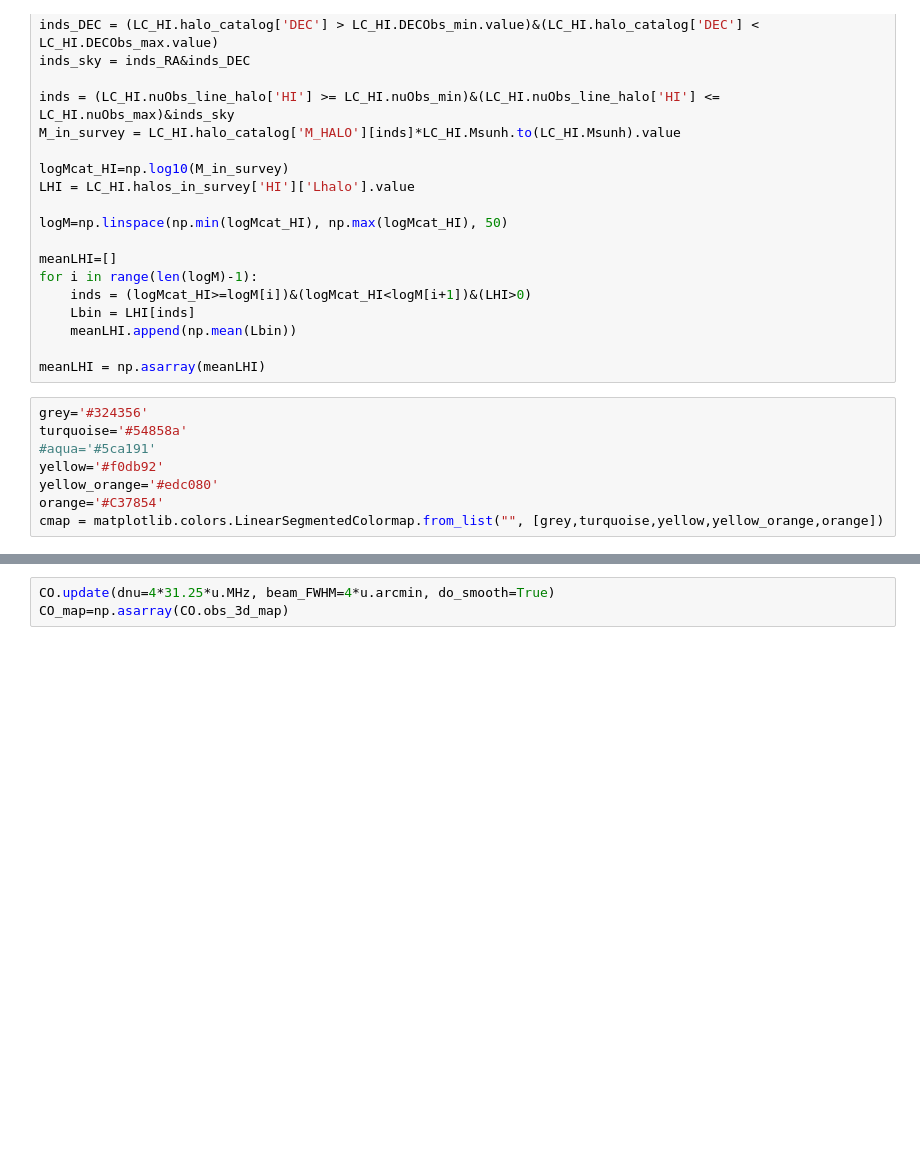
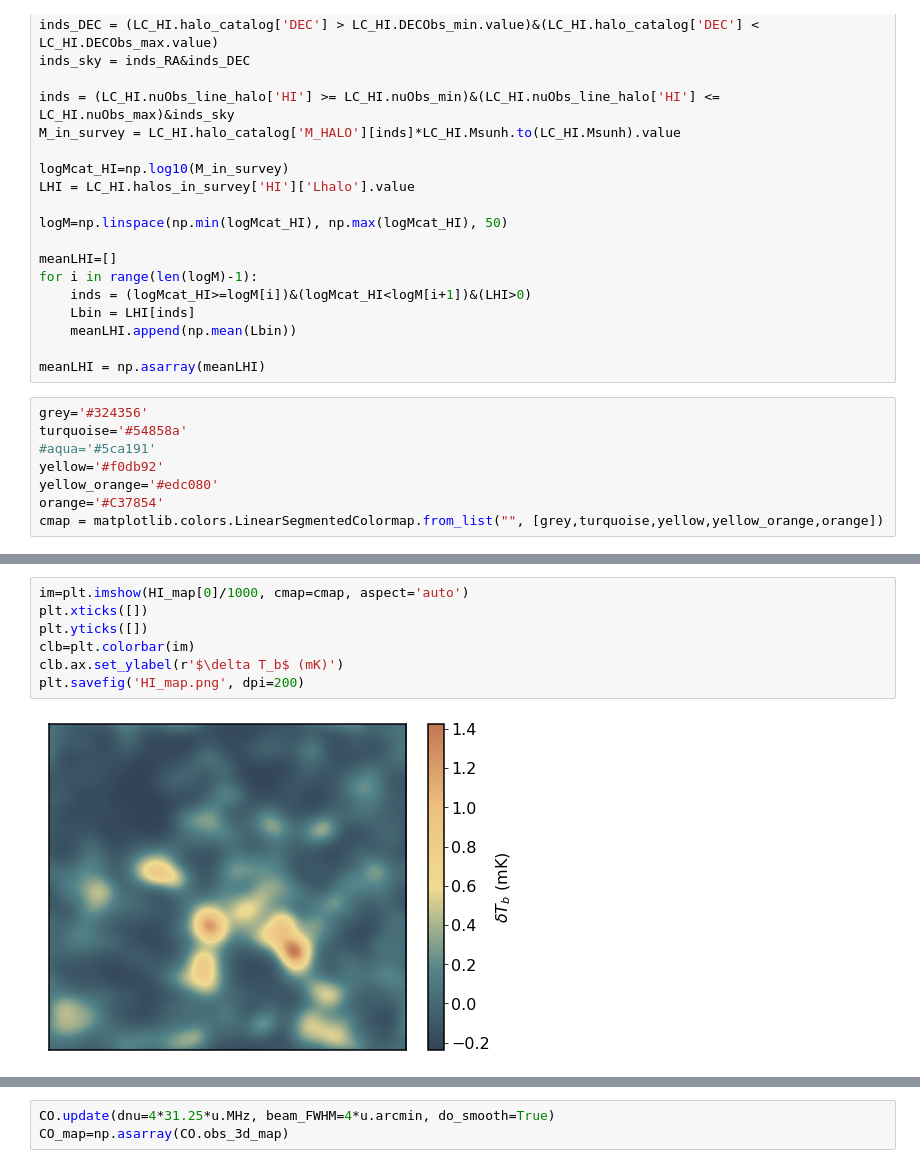
Before and after one commit to kokron/skyLine, a Jupyter notebook: notebooks/LIM LC Showcase.ipynb, the cells around one changed output, grey strips where cells are left out. Saved outputs shown, nothing was run; the diff lists cells and outputs as text; blank space fills up the shorter version.

```diff
--- a/notebooks/LIM LC Showcase.ipynb
+++ b/notebooks/LIM LC Showcase.ipynb
@@ -425,3 +468,12 @@ plt.tight_layout()
+# %%
+im=plt.imshow(HI_map[0]/1000, cmap=cmap, aspect='auto')
+plt.xticks([])
+plt.yticks([])
+clb=plt.colorbar(im)
+clb.ax.set_ylabel(r'$\delta T_b$ (mK)')
+plt.savefig('HI_map.png', dpi=200)
+# %% [output]
+[figure, added]
 # %%
 nu_CO=115.271*u.GHz
 zmin_CO = 2.4
```
Also changed, not shown: parts of 8 cells of this notebook, 1 other file.
